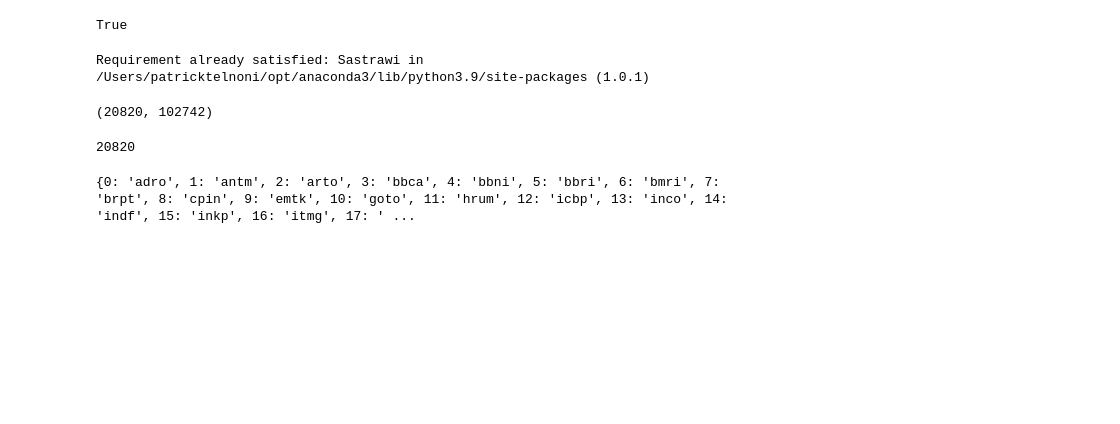
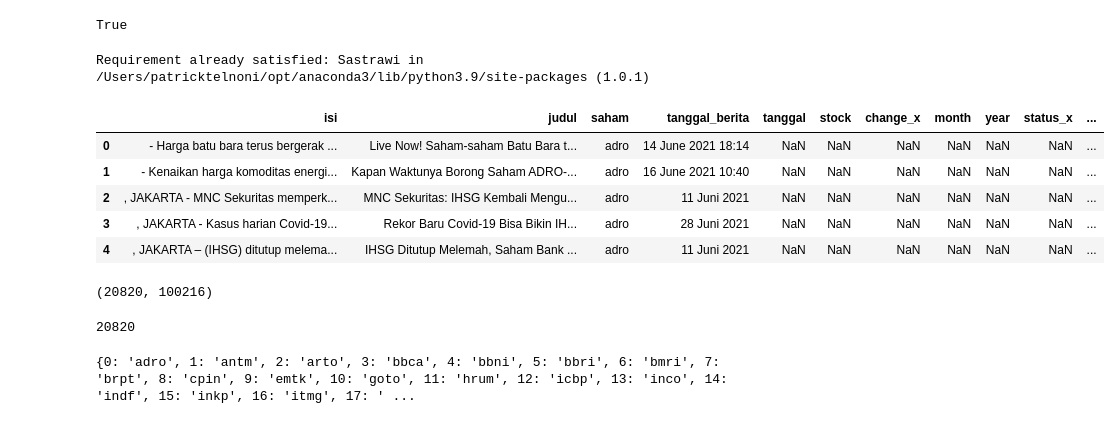
Before and after one commit to patricktelnoni/stock_research_nlp, a Jupyter notebook: PDT Saham.ipynb, the cells around one changed output. Drawn from its saved outputs; the diff is of its cells as text; code cells hidden in the pictures; blank space fills up the shorter version.

```diff
--- a/PDT Saham.ipynb
+++ b/PDT Saham.ipynb
@@ -206,3 +227,12 @@ Requirement already satisfied: Sastrawi in /Users/patricktelnoni/opt/anaconda3/l
+# %%
+cleared_frame.head()
+# %% [output]
+|  | isi | judul | saham | tanggal_berita | tanggal | stock | change_x | month | year | status_x | ... |
+| 0 | - Harga batu bara terus bergerak ... | Live Now! Saham-saham Batu Bara t... | adro | 14 June 2021 18:14 | NaN | NaN | NaN | NaN | NaN | NaN | ... |
+| 1 | - Kenaikan harga komoditas energi... | Kapan Waktunya Borong Saham ADRO-... | adro | 16 June 2021 10:40 | NaN | NaN | NaN | NaN | NaN | NaN | ... |
+| 2 | , JAKARTA - MNC Sekuritas memperk... | MNC Sekuritas: IHSG Kembali Mengu... | adro | 11 Juni 2021 | NaN | NaN | NaN | NaN | NaN | NaN | ... |
+| 3 | , JAKARTA - Kasus harian Covid-19... | Rekor Baru Covid-19 Bisa Bikin IH... | adro | 28 Juni 2021 | NaN | NaN | NaN | NaN | NaN | NaN | ... |
+| 4 | , JAKARTA – (IHSG) ditutup melema... | IHSG Ditutup Melemah, Saham Bank ... | adro | 11 Juni 2021 | NaN | NaN | NaN | NaN | NaN | NaN | ... |
 # %%
 from sklearn.feature_extraction.text import TfidfVectorizer
 from nltk.corpus import stopwords
@@ -216,11 +246,11 @@ bahasa  = factory.get_stop_words()
 
 
 tfidf    = TfidfVectorizer(sublinear_tf=True, min_df=5, norm='l2', encoding='latin-1', ngram_range=(1,2), stop_words=listStopword)
-features = tfidf.fit_transform(cleared_frame.isi).toarray()
-labels   = cleared_frame.status
+features = tfidf.fit_transform(cleared_frame.text_lemmatized).toarray()
+labels   = cleared_frame.status_y
 features.shape
 # %% [output]
-(20820, 102742)
+(20820, 100216)
 # %%
 len(features)
 # %% [output]
```
Also changed, not shown: parts of 8 cells of this notebook.
